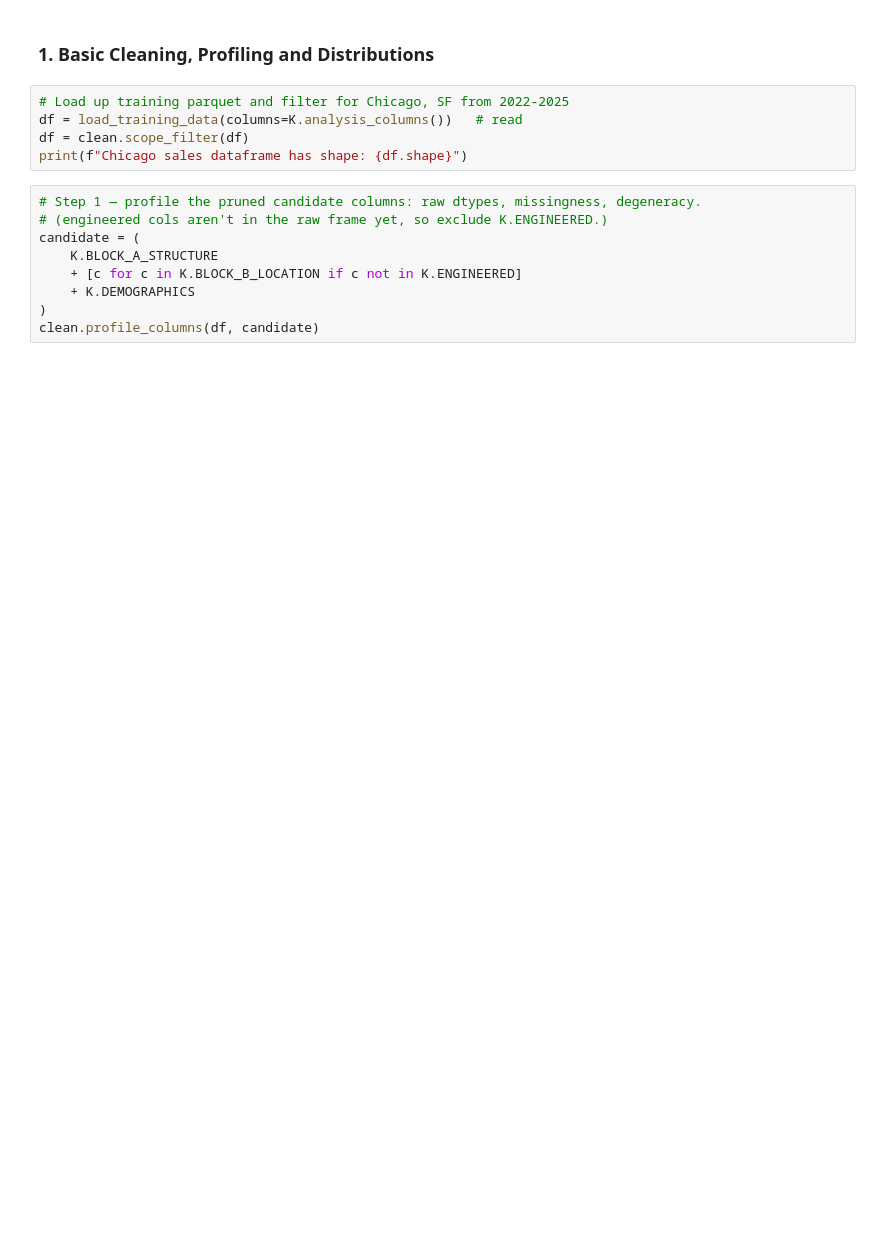
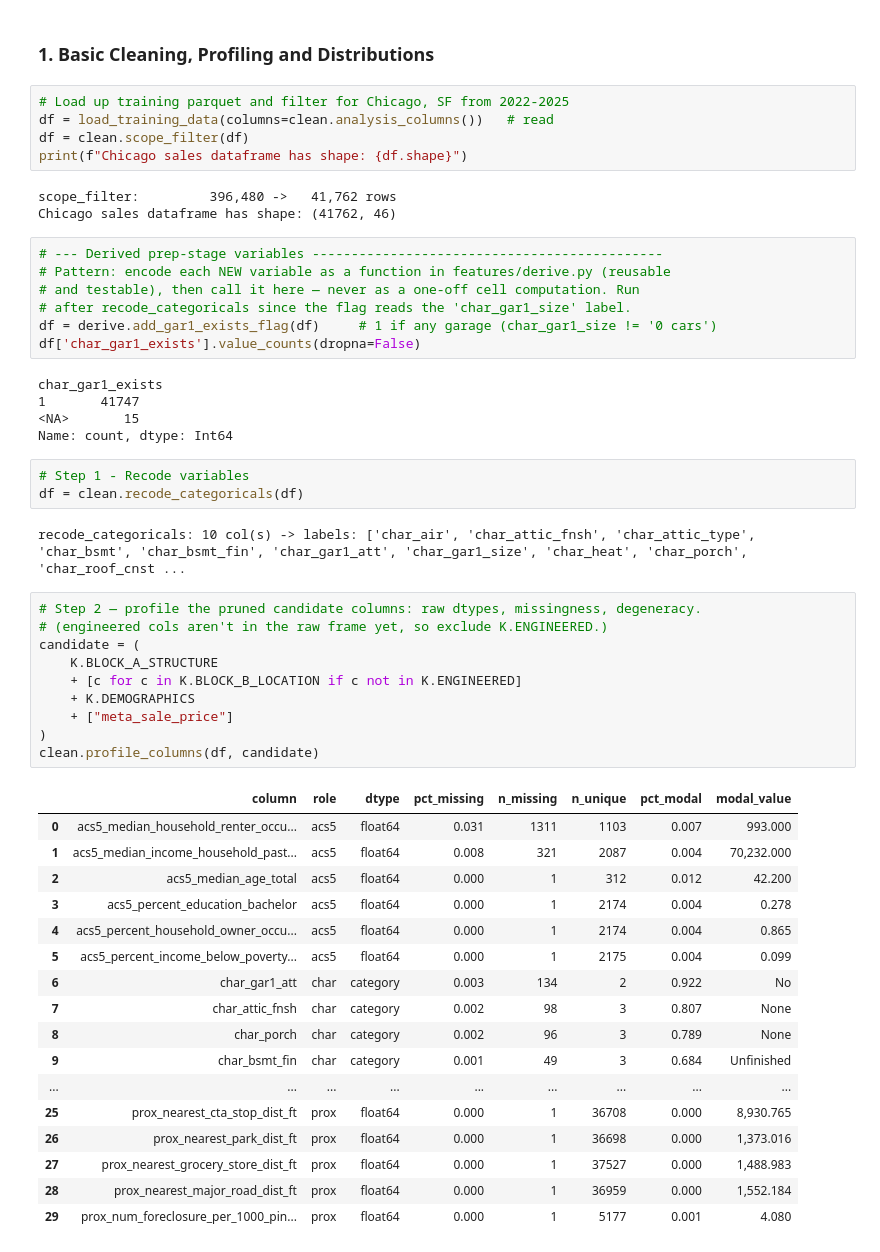
Before and after one commit to eshanprashar/chi-housing-analysis, a Jupyter notebook: notebooks/01_01_data_prep.ipynb, the cells around one changed output. Cells and saved outputs as stored; diff of their text form; blank space fills up the shorter version.

```diff
--- a/notebooks/01_01_data_prep.ipynb
+++ b/notebooks/01_01_data_prep.ipynb
@@ -21,16 +24,55 @@ pd.set_option('display.float_format', lambda v: f'{v:,.3f}')
 ### 1. Basic Cleaning, Profiling and Distributions
 # %%
 # Load up training parquet and filter for Chicago, SF from 2022-2025
-df = load_training_data(columns=K.analysis_columns())   # read
+df = load_training_data(columns=clean.analysis_columns())   # read
 df = clean.scope_filter(df)
 print(f"Chicago sales dataframe has shape: {df.shape}")
+# %% [output]
+scope_filter:         396,480 ->   41,762 rows
+Chicago sales dataframe has shape: (41762, 46)
+# %%
+# --- Derived prep-stage variables ---------------------------------------------
+# Pattern: encode each NEW variable as a function in features/derive.py (reusable
+# and testable), then call it here — never as a one-off cell computation. Run
+# after recode_categoricals since the flag reads the 'char_gar1_size' label.
+df = derive.add_gar1_exists_flag(df)     # 1 if any garage (char_gar1_size != '0 cars')
+df['char_gar1_exists'].value_counts(dropna=False)
+# %% [output]
+char_gar1_exists
+1       41747
+<NA>       15
+Name: count, dtype: Int64
+# %%
+# Step 1 - Recode variables
+df = clean.recode_categoricals(df)
+# %% [output]
+recode_categoricals: 10 col(s) -> labels: ['char_air', 'char_attic_fnsh', 'char_attic_type', 'char_bsmt', 'char_bsmt_fin', 'char_gar1_att', 'char_gar1_size', 'char_heat', 'char_porch', 'char_roof_cnst ...
 # %%
-# Step 1 — profile the pruned candidate columns: raw dtypes, missingness, degeneracy.
+# Step 2 — profile the pruned candidate columns: raw dtypes, missingness, degeneracy.
 # (engineered cols aren't in the raw frame yet, so exclude K.ENGINEERED.)
 candidate = (
     K.BLOCK_A_STRUCTURE
     + [c for c in K.BLOCK_B_LOCATION if c not in K.ENGINEERED]
     + K.DEMOGRAPHICS
+    + ["meta_sale_price"]
 )
 clean.profile_columns(df, candidate)
+# %% [output]
+|  | column | role | dtype | pct_missing | n_missing | n_unique | pct_modal | modal_value |
+| 0 | acs5_median_household_renter_occu... | acs5 | float64 | 0.031 | 1311 | 1103 | 0.007 | 993.000 |
+| 1 | acs5_median_income_household_past... | acs5 | float64 | 0.008 | 321 | 2087 | 0.004 | 70,232.000 |
+| 2 | acs5_median_age_total | acs5 | float64 | 0.000 | 1 | 312 | 0.012 | 42.200 |
+| 3 | acs5_percent_education_bachelor | acs5 | float64 | 0.000 | 1 | 2174 | 0.004 | 0.278 |
+| 4 | acs5_percent_household_owner_occu... | acs5 | float64 | 0.000 | 1 | 2174 | 0.004 | 0.865 |
+| 5 | acs5_percent_income_below_poverty... | acs5 | float64 | 0.000 | 1 | 2175 | 0.004 | 0.099 |
+| 6 | char_gar1_att | char | category | 0.003 | 134 | 2 | 0.922 | No |
+| 7 | char_attic_fnsh | char | category | 0.002 | 98 | 3 | 0.807 | None |
+| 8 | char_porch | char | category | 0.002 | 96 | 3 | 0.789 | None |
+| 9 | char_bsmt_fin | char | category | 0.001 | 49 | 3 | 0.684 | Unfinished |
+| ... | ... | ... | ... | ... | ... | ... | ... | ... |
+| 25 | prox_nearest_cta_stop_dist_ft | prox | float64 | 0.000 | 1 | 36708 | 0.000 | 8,930.765 |
+| 26 | prox_nearest_park_dist_ft | prox | float64 | 0.000 | 1 | 36698 | 0.000 | 1,373.016 |
+| 27 | prox_nearest_grocery_store_dist_ft | prox | float64 | 0.000 | 1 | 37527 | 0.000 | 1,488.983 |
+| 28 | prox_nearest_major_road_dist_ft | prox | float64 | 0.000 | 1 | 36959 | 0.000 | 1,552.184 |
+| 29 | prox_num_foreclosure_per_1000_pin... | prox | float64 | 0.000 | 1 | 5177 | 0.001 | 4.080 |
 # %%
```
Also changed, not shown: parts of 21 cells of this notebook, 3 other files.
